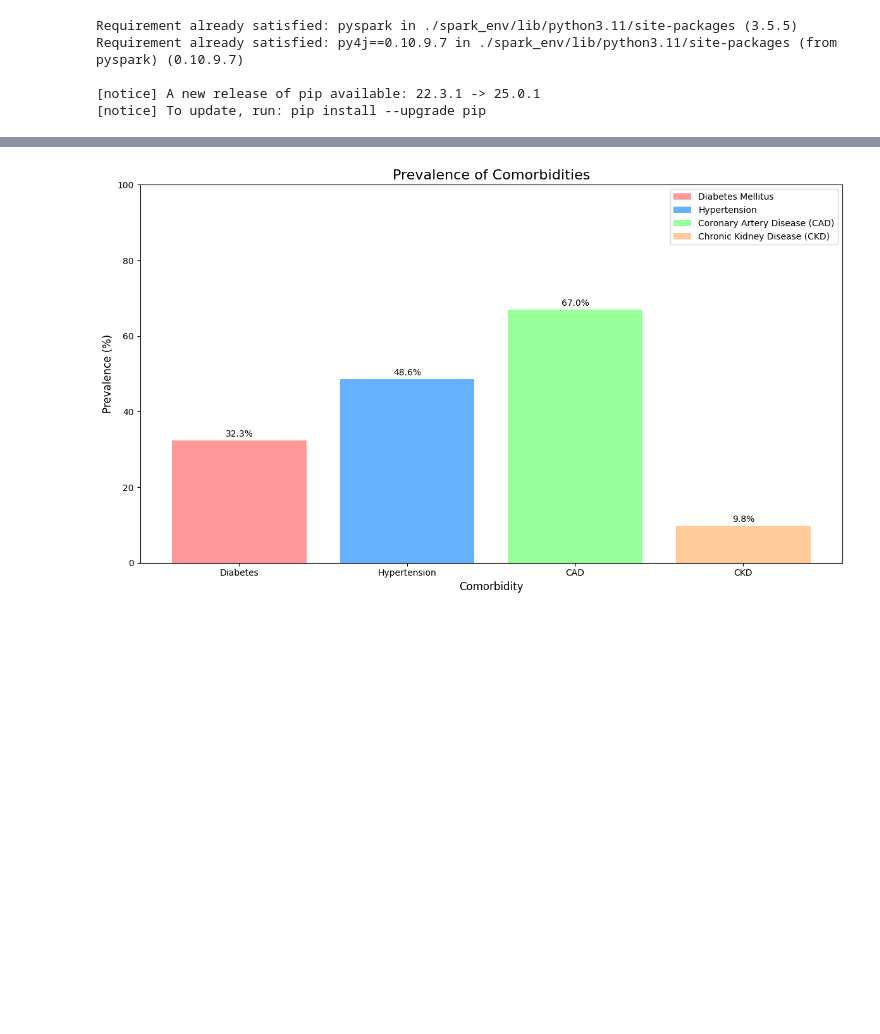
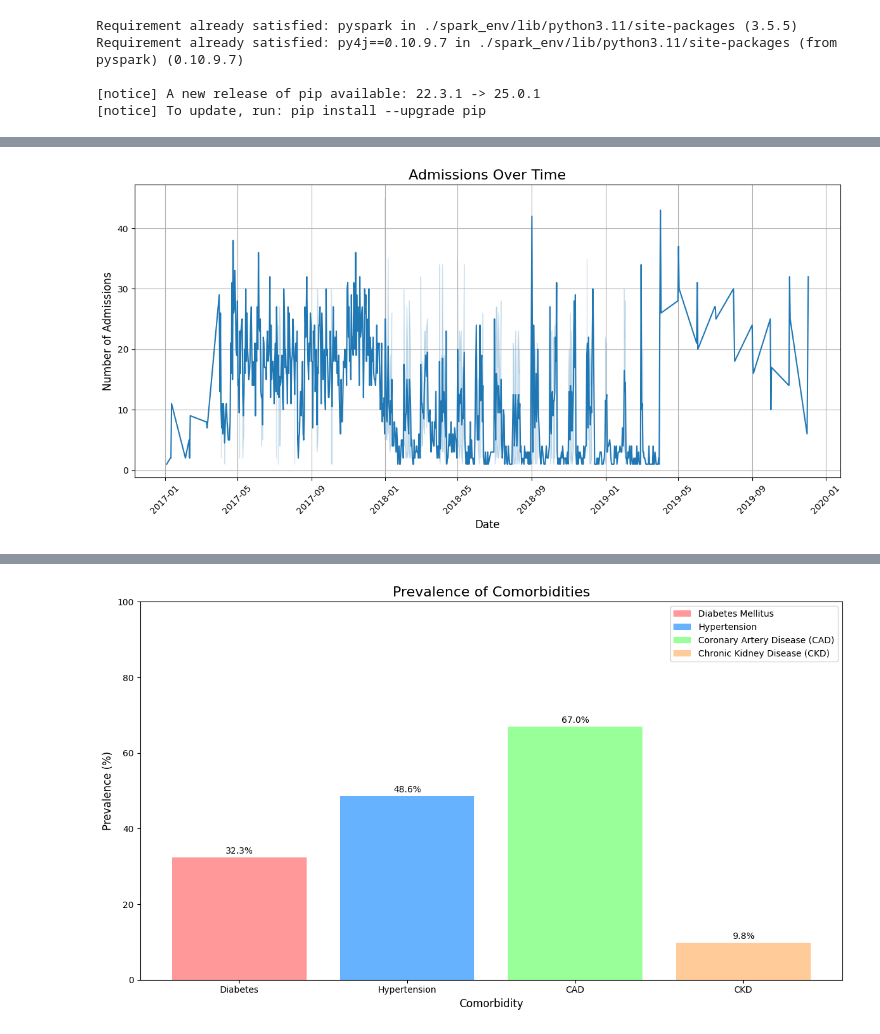
Before and after one commit to ExistCode/big_data_assignment, a Jupyter notebook: Spark.ipynb, the cells around one changed output, grey strips where cells are left out. Drawn from its saved outputs; the diff is of its cells as text; code cells hidden in the pictures; blank space fills up the shorter version.

Commit message:
feat: updated visualization

```diff
--- a/Spark.ipynb
+++ b/Spark.ipynb
@@ -74,0 +82,10 @@ comorbidities = spark.sql("""
+# %%
+admission_counts = admissions_df.groupBy(
+    "`D.O.A`").count().withColumnRenamed("count", "Admissions")
+admission_counts = admission_counts.orderBy("`D.O.A`")
+# %%
+import pandas as pd
+admission_counts_pd = admission_counts.toPandas()
+admission_counts_pd['D.O.A'] = pd.to_datetime(
+    admission_counts_pd['D.O.A'], format='%m/%d/%Y')
+admission_counts_pd = admission_counts_pd.sort_values(by='D.O.A')
@@ -74,0 +118,15 @@ comorbidities = spark.sql("""
+# %%
+import seaborn as sns
+import matplotlib.pyplot as plt
+
+plt.figure(figsize=(12, 6))
+sns.lineplot(x='D.O.A', y='Admissions', data=admission_counts_pd)
+plt.title('Admissions Over Time', fontsize=16)
+plt.xlabel('Date', fontsize=12)
+plt.ylabel('Number of Admissions', fontsize=12)
+plt.xticks(rotation=45)
+plt.grid(True)
+plt.tight_layout()
+plt.show()
+# %% [output]
+[figure, added]
```
Also changed, not shown: parts of 16 cells of this notebook.
